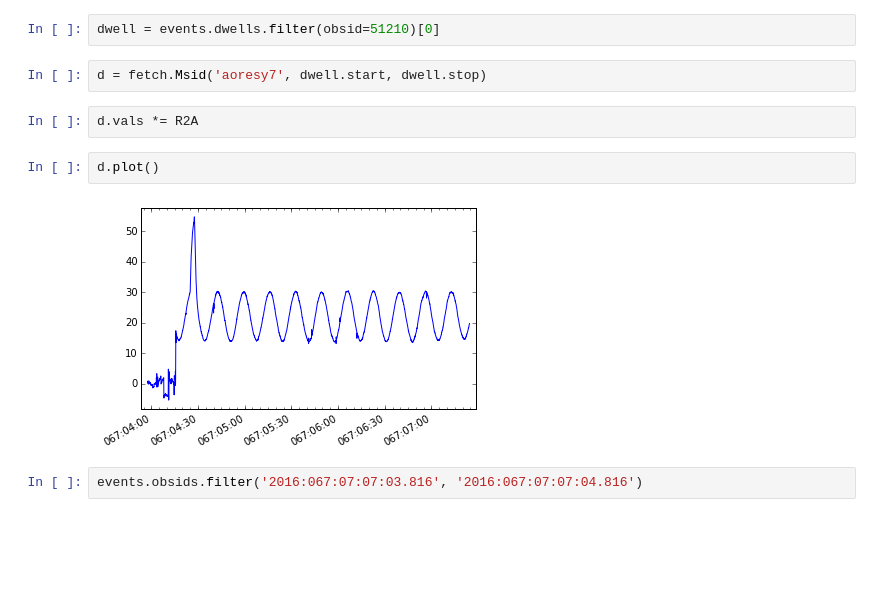
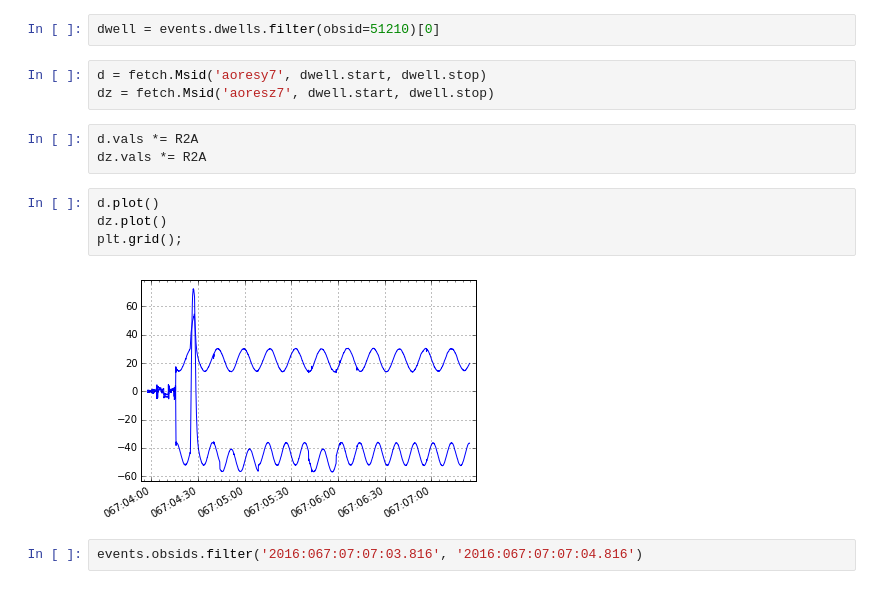
Before and after one commit to sot/bias_notebook, a Jupyter notebook: kalman_threshold/play-meas-resid-thresh.ipynb, the cells around one changed output. Cells and saved outputs as stored; diff of their text form; blank space fills up the shorter version.

```diff
--- a/kalman_threshold/play-meas-resid-thresh.ipynb
+++ b/kalman_threshold/play-meas-resid-thresh.ipynb
@@ -142,12 +142,16 @@ len(dat)
 dwell = events.dwells.filter(obsid=51210)[0]
 # %%
 d = fetch.Msid('aoresy7', dwell.start, dwell.stop)
+dz = fetch.Msid('aoresz7', dwell.start, dwell.stop)
 # %%
 d.vals *= R2A
+dz.vals *= R2A
 # %%
 d.plot()
+dz.plot()
+plt.grid();
 # %% [output]
-[figure, old version]
+[figure, new version]
 # %%
 events.obsids.filter('2016:067:07:07:03.816', '2016:067:07:07:04.816')
 # %% [output]
```
Also changed, not shown: parts of 1 cell of this notebook, 1 other file.
